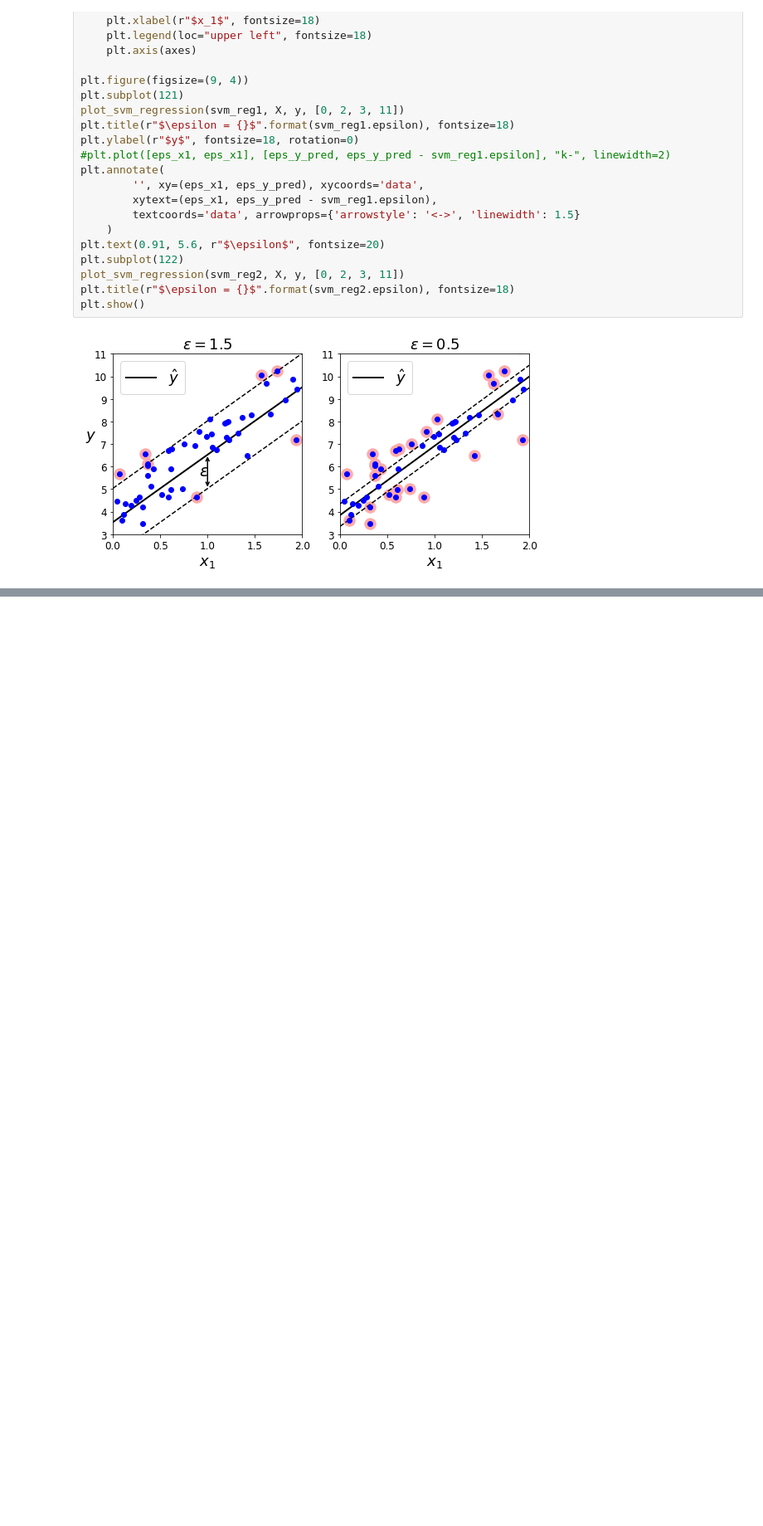
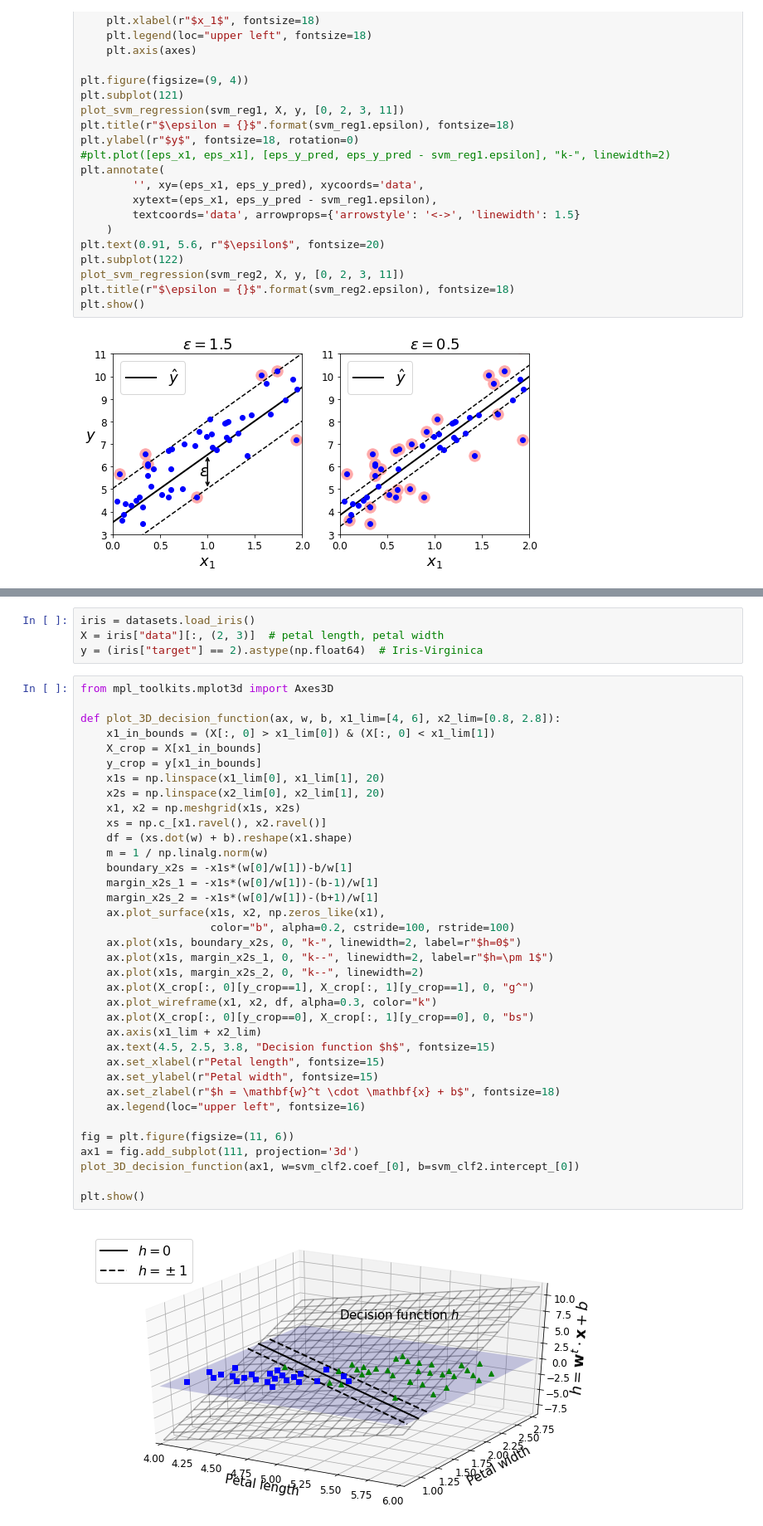
Before and after one commit to thephet/handson_ml, a Jupyter notebook: 05_support_vector_machines.ipynb, the cells around one changed output, grey strips where cells are left out. Shown: that part at 83% size. Cells and saved outputs as stored; diff of their text form; blank space fills up the shorter version.

```diff
--- a/05_support_vector_machines.ipynb
+++ b/05_support_vector_machines.ipynb
@@ -554,0 +590,42 @@ plt.show()
+# %%
+iris = datasets.load_iris()
+X = iris["data"][:, (2, 3)]  # petal length, petal width
+y = (iris["target"] == 2).astype(np.float64)  # Iris-Virginica
+# %%
+from mpl_toolkits.mplot3d import Axes3D
+
+def plot_3D_decision_function(ax, w, b, x1_lim=[4, 6], x2_lim=[0.8, 2.8]):
+    x1_in_bounds = (X[:, 0] > x1_lim[0]) & (X[:, 0] < x1_lim[1])
+    X_crop = X[x1_in_bounds]
+    y_crop = y[x1_in_bounds]
+    x1s = np.linspace(x1_lim[0], x1_lim[1], 20)
+    x2s = np.linspace(x2_lim[0], x2_lim[1], 20)
+    x1, x2 = np.meshgrid(x1s, x2s)
+    xs = np.c_[x1.ravel(), x2.ravel()]
+    df = (xs.dot(w) + b).reshape(x1.shape)
+    m = 1 / np.linalg.norm(w)
+    boundary_x2s = -x1s*(w[0]/w[1])-b/w[1]
+    margin_x2s_1 = -x1s*(w[0]/w[1])-(b-1)/w[1]
+    margin_x2s_2 = -x1s*(w[0]/w[1])-(b+1)/w[1]
+    ax.plot_surface(x1s, x2, np.zeros_like(x1),
+                    color="b", alpha=0.2, cstride=100, rstride=100)
+    ax.plot(x1s, boundary_x2s, 0, "k-", linewidth=2, label=r"$h=0$")
+    ax.plot(x1s, margin_x2s_1, 0, "k--", linewidth=2, label=r"$h=\pm 1$")
+    ax.plot(x1s, margin_x2s_2, 0, "k--", linewidth=2)
+    ax.plot(X_crop[:, 0][y_crop==1], X_crop[:, 1][y_crop==1], 0, "g^")
+    ax.plot_wireframe(x1, x2, df, alpha=0.3, color="k")
+    ax.plot(X_crop[:, 0][y_crop==0], X_crop[:, 1][y_crop==0], 0, "bs")
+    ax.axis(x1_lim + x2_lim)
+    ax.text(4.5, 2.5, 3.8, "Decision function $h$", fontsize=15)
+    ax.set_xlabel(r"Petal length", fontsize=15)
+    ax.set_ylabel(r"Petal width", fontsize=15)
+    ax.set_zlabel(r"$h = \mathbf{w}^t \cdot \mathbf{x} + b$", fontsize=18)
+    ax.legend(loc="upper left", fontsize=16)
+
+fig = plt.figure(figsize=(11, 6))
+ax1 = fig.add_subplot(111, projection='3d')
+plot_3D_decision_function(ax1, w=svm_clf2.coef_[0], b=svm_clf2.intercept_[0])
+
+plt.show()
+# %% [output]
+[figure, added]
```
Also changed, not shown: parts of 34 cells of this notebook.
